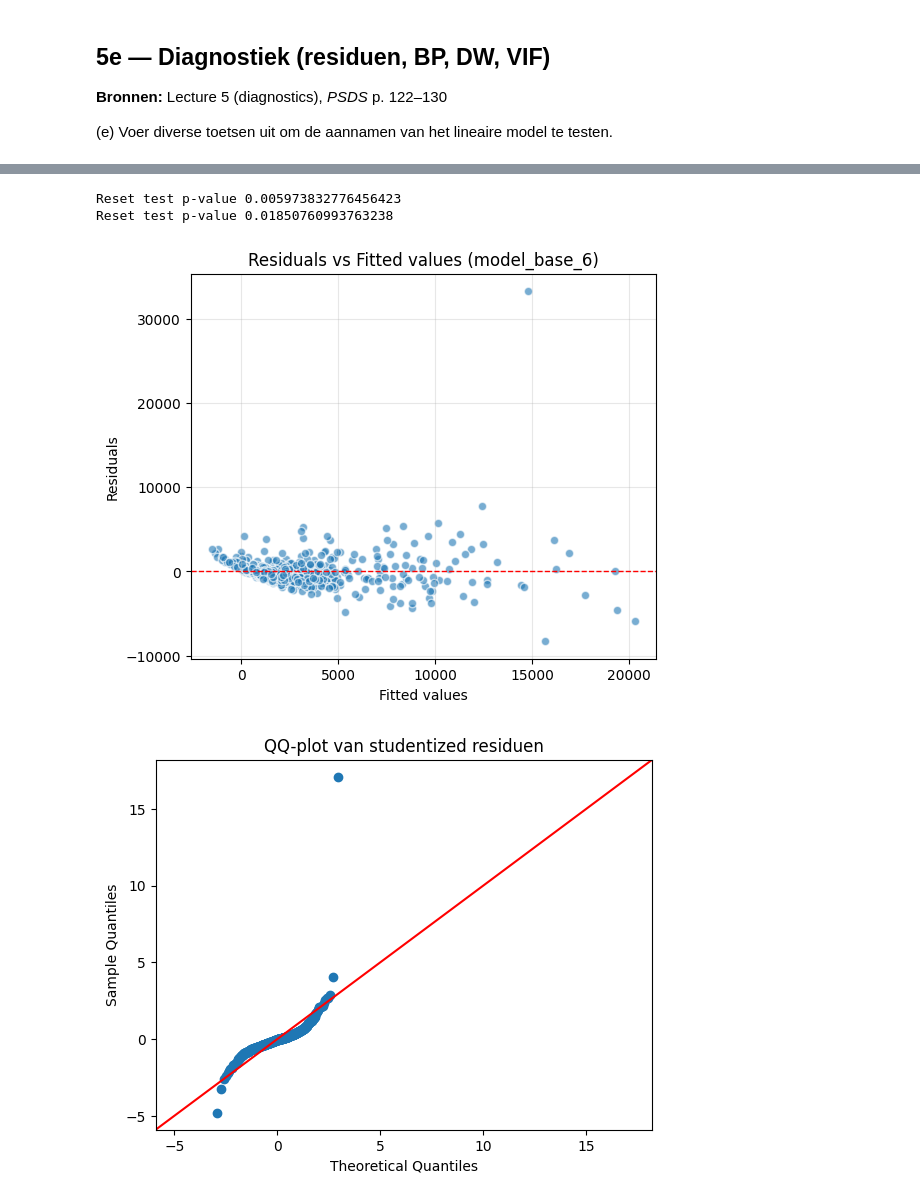
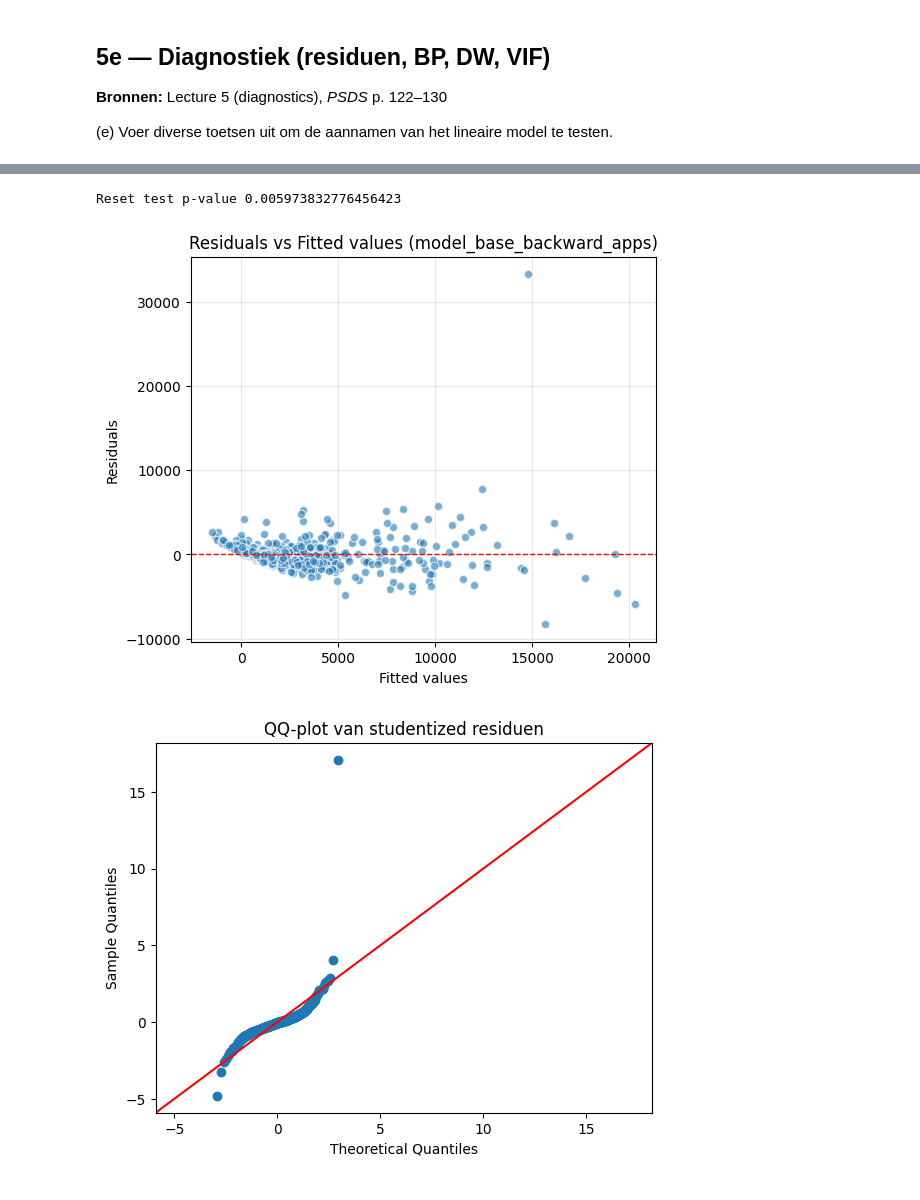
Before and after one commit to AdilVural/myPython, a Jupyter notebook: opledingCollege2026/Opdracht_StatisticsforDataScience/01_Introduction/Opdracht_2_obv_universiteitsdata_final_3.ipynb, the cells around one changed output, grey strips where cells are left out. Cells and saved outputs as stored; diff of their text form; code cells hidden in the pictures.

```diff
--- a/opledingCollege2026/Opdracht_StatisticsforDataScience/01_Introduction/Opdracht_2_obv_universiteitsdata_final_3.ipynb
+++ b/opledingCollege2026/Opdracht_StatisticsforDataScience/01_Introduction/Opdracht_2_obv_universiteitsdata_final_3.ipynb
@@ -355,6 +372,14 @@ strong multicollinearity or other numerical problems.
 # %% [markdown]
 5(d) Backward elimination (Apps) **automated**
 # %%
+# Backward elimination (automated) let op: data is estimation_sample
+# het functie backward_elimination  doet volgende :
+# Gebruikt statsmodels.formula.api.ols → blijft in de formule-stijl (leesbaar en herbruikbaar).
+# Berekent telkens p-waarden, verwijdert de slechtste variabele (hoogste p).
+# Houdt automatisch bij wat eruit gaat en toont tussenstappen (met verbose=True).
+# Eindigt zodra alle variabelen p ≤ threshold (default = 0.05).
+# Retourneert het finale, gefitte model zodat je direct summary() kunt oproepen.
+
 def backward_elimination(data, formula, threshold=0.05, verbose=True):
     import statsmodels.formula.api as smf
     import re
@@ -378,8 +403,10 @@ def backward_elimination(data, formula, threshold=0.05, verbose=True):
 
 # Gebruik:
 formula_base = "Apps ~ Private + Top10perc + Top25perc + F_Undergrad + P_Undergrad + Outstate + Room_Board + Books + Personal + PhD + Terminal + S_F_Ratio + perc_alumni + Expend + Grad_Rate"
-model_backward_Apps = backward_elimination(estimation_sample, formula_base)
-print(model_backward_Apps.summary())
+model_base_backward_apps = backward_elimination(estimation_sample, formula_base)
+print(model_base_backward_apps.summary())
+print(model_base_backward_apps.model.exog_names)
+print(model_base_backward_apps.nobs)
 # %% [output]
 Verwijder: PhD (p=0.992) → nieuwe formule: Apps ~ Private + Top10perc + Top25perc + F_Undergrad + P_Undergrad + Outstate + Room_Board + Books + Personal + Terminal + S_F_Ratio + perc_alumni + Expend + ...
 Verwijder: Books (p=0.700) → nieuwe formule: Apps ~ Private + Top10perc + Top25perc + F_Undergrad + P_Undergrad + Outstate + Room_Board + Personal + Terminal + S_F_Ratio + perc_alumni + Expend + Grad_ ...
@@ -671,31 +677,27 @@ plt.show()
 # H0: linear relation between x and y
 # Ha: some non-linearity
 
-reset = sm.stats.diagnostic.linear_reset(model_base_6, power=2)
+reset = sm.stats.diagnostic.linear_reset(model_base_backward_apps, power=2)
 print(f"Reset test p-value {reset.pvalue}")
-
-reset = sm.stats.diagnostic.linear_reset(model_backward_Apps, power=2)
-print(f"Reset test p-value {reset.pvalue}")
 # %% [output]
 Reset test p-value 0.005973832776456423
-Reset test p-value 0.01850760993763238
 # %%
 import matplotlib.pyplot as plt
 
-# Residuen vs Fitted plot voor model_base_6
-fitted = model_base_6.fittedvalues
-resid = model_base_6.resid
+# Residuen vs Fitted plot voor model_base_backward_apps
+fitted = model_base_backward_apps.fittedvalues
+resid = model_base_backward_apps.resid
 
 plt.figure(figsize=(6, 5))
 plt.scatter(fitted, resid, alpha=0.6, edgecolor="white")
 plt.axhline(0, color="red", linestyle="--", lw=1)
 plt.xlabel("Fitted values")
 plt.ylabel("Residuals")
-plt.title("Residuals vs Fitted values (model_base_6)")
+plt.title("Residuals vs Fitted values (model_base_backward_apps)")
 plt.grid(alpha=0.3)
 plt.show()
 # %% [output]
-[figure, old version]
+[figure, new version]
 # %%
 import statsmodels.api as sm
 import matplotlib.pyplot as plt
```
Also changed, not shown: parts of 18 cells of this notebook, 4 other files.
